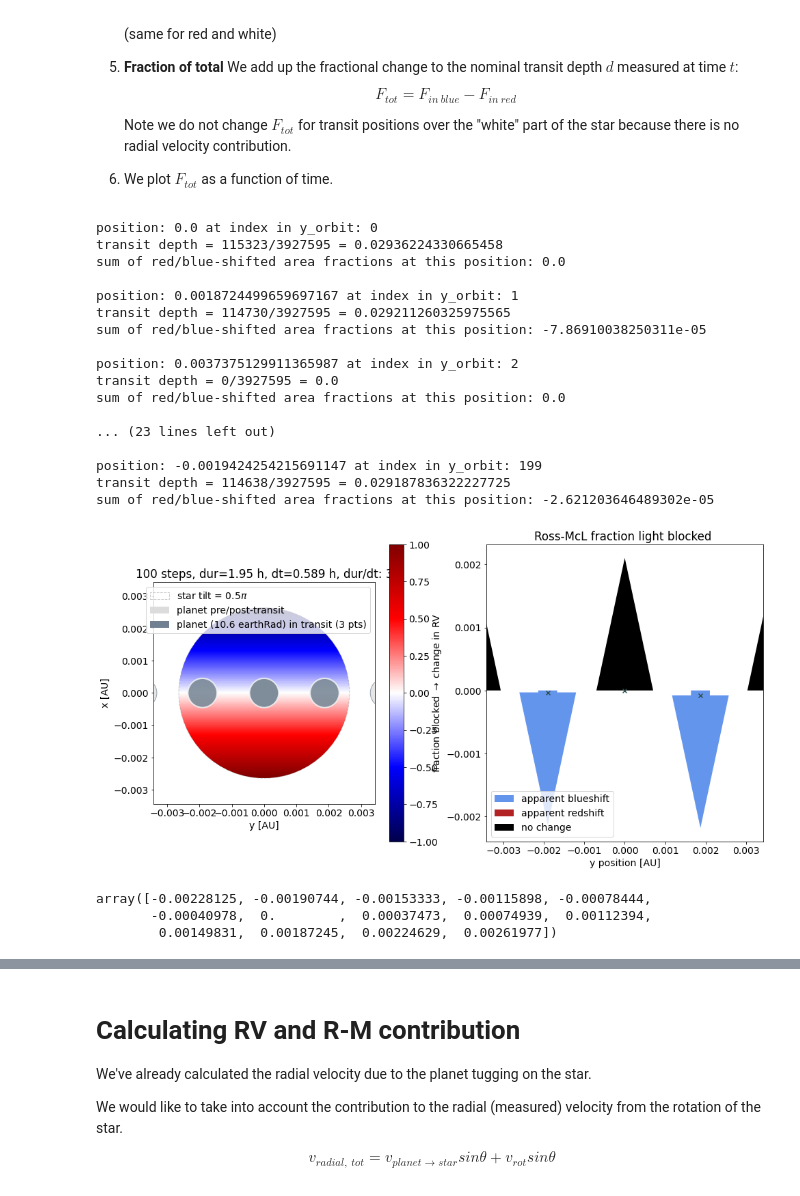
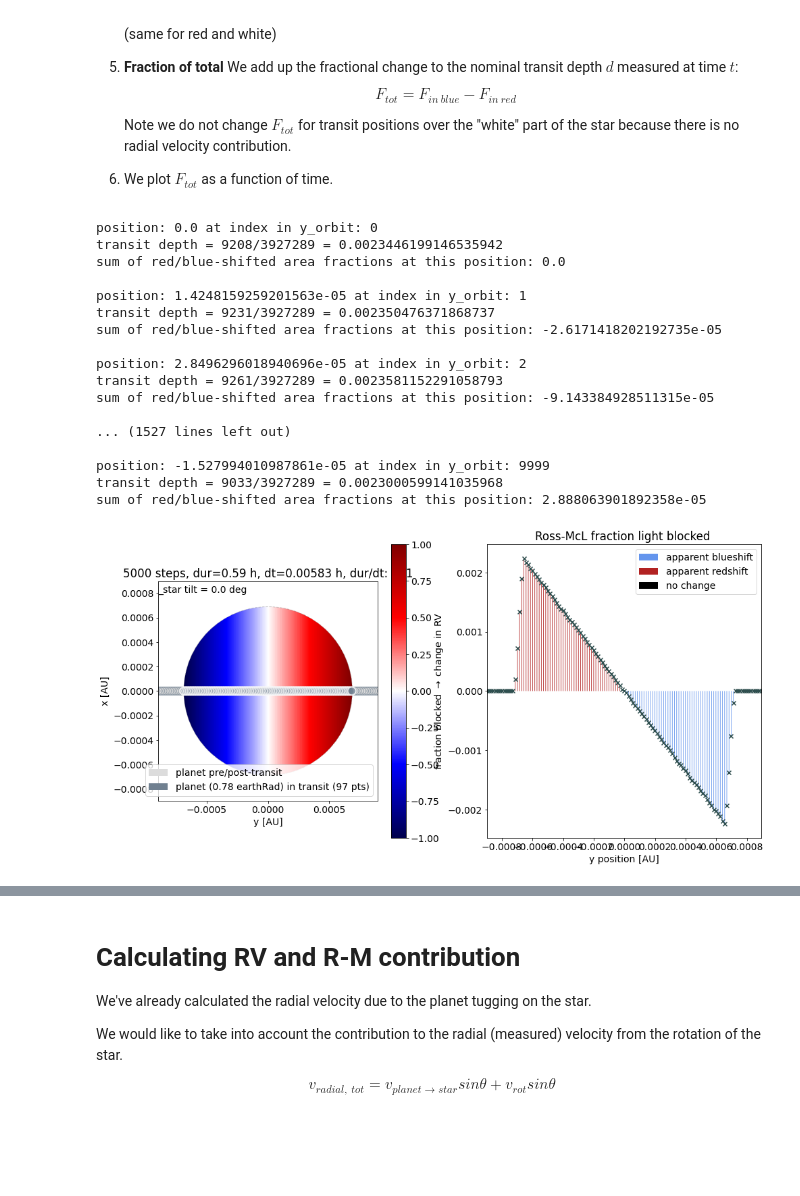
Before and after one commit to namagu/rossiter-mclaughlin-coaddventure, a Jupyter notebook: rv_from_scratch.ipynb, the cells around one changed output, grey strips where cells are left out. Cells and saved outputs as stored; diff of their text form; code cells hidden in the pictures; blank space fills up the shorter version.

Commit message:
changed the red-blue masking and then changed it back because it wasn't improving the difference in RM amplitude between 0 and 20 deg; added all the things needed for making poster plots

```diff
--- a/rv_from_scratch.ipynb
+++ b/rv_from_scratch.ipynb
@@ -567,7 +693,7 @@ r0 = a * (1 - e)  # initial planet position, default: periastron
 
 
 # initialize kepler solving
-n = 100         # number of steps
+n = 5000         # number of steps
 nP = 2            # number of periodts the time goes for
 # %% [markdown]
 ### can generate light curves for a given set of parameters
@@ -1093,15 +1235,20 @@ for q in range(len(around_transit_y)):
     print(f"transit depth = {len(pl_xtest)}/{starN} = {depth_mc}")
 
     # we are seeing the observer-oriented component of vrot, vrot * (y/rstar)
-    # we use |y|/rstar as a scaling ratio for the flux
-    #obs_vrot = np.cos(phi_star)*np.abs(position * u.AU) / rstar.to(u.au)
-    # obs_vrot = vrot*sin(theta on star progress), theta = arc / rstar
+    # obs_vrot = vrot*sin(theta on star progress),
+    #   sin(theta) = (dist from center of star rotation)/rstar
     obs_vrot = np.sqrt((2*rstar.to(u.AU).value*np.cos(phi_star)*position)**2 + position**2)/rstar.to(u.AU).value
+    # this is confusing, but we don't actually multiply by vrot until later
+    # this is _just_ the fractional shift in the r-hat vector
 
     # is the point in the blue part of the star?
     # less blue light -> looks more red-shifted (moving away from viewer)
     #blue_mask = (pl_xtest > x_boundaries[0]) & (pl_xtest < x_boundaries[1])
-    blue_mask = (pl_ytest > 2*rstar.to(u.AU).value*np.cos(phi_star)*pl_xtest)
+    dotprod = (rstar*np.cos(phi_star)*pl_xtest) + (rstar*np.sin(phi_star)*pl_ytest)
+    magprod = rstar*np.sqrt(pl_xtest**2 + pl_ytest**2)
+    # calculate angle between spin axis and vector from star center to do
+    difftheta = dotprod / magprod
+    blue_mask = (difftheta < 0)
     blue_blocked = len(pl_ytest[blue_mask]) / starN
     drv += blue_blocked * obs_vrot
     if debug: print(f"{blue_blocked*100}% blue light blocked")
@@ -1115,7 +1262,8 @@ for q in range(len(around_transit_y)):
     # is the point in the red part of the star?
     # less red light -> looks more blue-shifted (moving towards viewer)
     #red_mask = (pl_xtest > x_boundaries[2]) & (pl_xtest < x_boundaries[3])
-    red_mask = (pl_ytest < 2*rstar.to(u.AU).value*np.cos(phi_star)*pl_xtest)
+    #red_mask = (pl_ytest < 2*rstar.to(u.AU).value*np.cos(phi_star)*pl_xtest)
+    red_mask = (difftheta > 0)
     red_blocked = len(pl_ytest[red_mask]) / starN
     drv -= red_blocked * obs_vrot
     if debug: print(f"{red_blocked*100}% red light blocked")
@@ -1136,22 +1284,22 @@ for q in range(len(around_transit_y)):
 #    if hwite area: nothing
 # %% [output]
 position: 0.0 at index in y_orbit: 0
-transit depth = 115323/3927595 = 0.02936224330665458
+transit depth = 9208/3927289 = 0.0023446199146535942
 sum of red/blue-shifted area fractions at this position: 0.0
 
-position: 0.0018724499659697167 at index in y_orbit: 1
-transit depth = 114730/3927595 = 0.029211260325975565
-sum of red/blue-shifted area fractions at this position: -7.86910038250311e-05
+position: 1.4248159259201563e-05 at index in y_orbit: 1
+transit depth = 9231/3927289 = 0.002350476371868737
+sum of red/blue-shifted area fractions at this position: -2.6171418202192735e-05
 
-position: 0.0037375129911365987 at index in y_orbit: 2
-transit depth = 0/3927595 = 0.0
-sum of red/blue-shifted area fractions at this position: 0.0
+position: 2.8496296018940696e-05 at index in y_orbit: 2
+transit depth = 9261/3927289 = 0.0023581152291058793
+sum of red/blue-shifted area fractions at this position: -9.143384928511315e-05
 
-... (23 lines left out)
+... (1527 lines left out)
 
-position: -0.0019424254215691147 at index in y_orbit: 199
-transit depth = 114638/3927595 = 0.029187836322227725
-sum of red/blue-shifted area fractions at this position: -2.621203646489302e-05
+position: -1.527994010987861e-05 at index in y_orbit: 9999
+transit depth = 9033/3927289 = 0.0023000599141035968
+sum of red/blue-shifted area fractions at this position: 2.888063901892358e-05
 # %%
 fig = plt.figure(figsize=(16,8))
 
@@ -1188,8 +1336,9 @@ circle = plt.Circle((0,0), rval, alpha=0.5,   # fc='thistle',
 img.set_clip_path(circle)
 plt.colorbar(img)
 # add outline
+tilt_info = f'_star tilt = {phi_star*(180/np.pi):.3} deg'
 ax.add_artist(plt.Circle((0,0),rval, linestyle='--', alpha=0.4, ec='grey',fc='None',
-                         label=f'star tilt = {phi_star/np.pi:.3}'+r'$\pi$'))
+                         label=tilt_info))
 
 # sunspot!
 # spot = ax.add_artist(plt.Circle((ss_x.value, ss_y.value), ss_r.value, color='black'))
@@ -1224,7 +1373,7 @@ ax.set_title(f"{n} steps, dur={dur.to(u.hr):.3}, dt={(P/n).to(u.hr):.3}, dur/dt:
 ax.set_xlim(left_edge*1.3,right_edge*1.3)
 ax.set_ylim(left_edge*1.3,right_edge*1.3)
 
-plt.legend(loc='upper right')
+plt.legend(loc='lower right')
 
 ##### plot the contribution to RV from Rossiter-McLaughlin
 ax2 = fig.add_subplot(122)
@@ -1240,38 +1389,33 @@ plt.arrow(0,0,0,0,width=0,facecolor='black', edgecolor='none',
 width = np.diff(around_transit_y)[0]*0.25
 n_to_plot = int(len(drvs) / nP)
 # loop through positions we examined
 for q in range(n_to_plot):
     dy=np.round(drvs[q],6)
     if drvs[q] > 0: # apparent red-shift
         plt.arrow(x=around_transit_y[q], y=0, dx=0, dy=dy,
                   width=width,facecolor='firebrick', edgecolor='none')
     elif drvs[q] < 0: # apparent blue-shift
         plt.arrow(x=around_transit_y[q], y=0, dx=0, dy=dy,
                   width=width, facecolor='cornflowerblue', edgecolor='none')
     else:
         plt.arrow(x=around_transit_y[q], y=0, dx=0, dy=dy,
                   width=width,facecolor='black', edgecolor='none')
 
 
 ax2.scatter(around_transit_y[:n_to_plot],np.round(drvs[:n_to_plot],6),marker='x',fc='darkslategrey') # x, y, u, v
 
 # formatting
 ax2.set_xlim(left_edge*1.3,right_edge*1.3)
 #ylims = tuple(0.5*rv.max().value*np.array([-1,1])) # (drvs.min()*1.3,drvs.max()*1.3)
 #ax2.set_ylim(ylims)
 ax2.set_xlabel("y position [AU]")
 ax2.set_ylabel(r"fraction blocked $\rightarrow$ change in RV")
 ax2.set_title(r"Ross-McL fraction light blocked ")
 plt.legend()
 
+ax.text(ax.get_xlim()[0], ax.get_ylim()[1]*0.9, tilt_info)
+
 plt.savefig("areaBlockedRatio_up_down_RM.png")
-
 # vrot star ~ 1.6 km/s
 # %% [output]
-[figure, old version]
+[figure, new version]
-# %%
-positions
-# %% [output]
-array([-0.00228125, -0.00190744, -0.00153333, -0.00115898, -0.00078444,
-       -0.00040978,  0.        ,  0.00037473,  0.00074939,  0.00112394,
-        0.00149831,  0.00187245,  0.00224629,  0.00261977])
```
Also changed, not shown: parts of 29 cells of this notebook, 1 other file.
